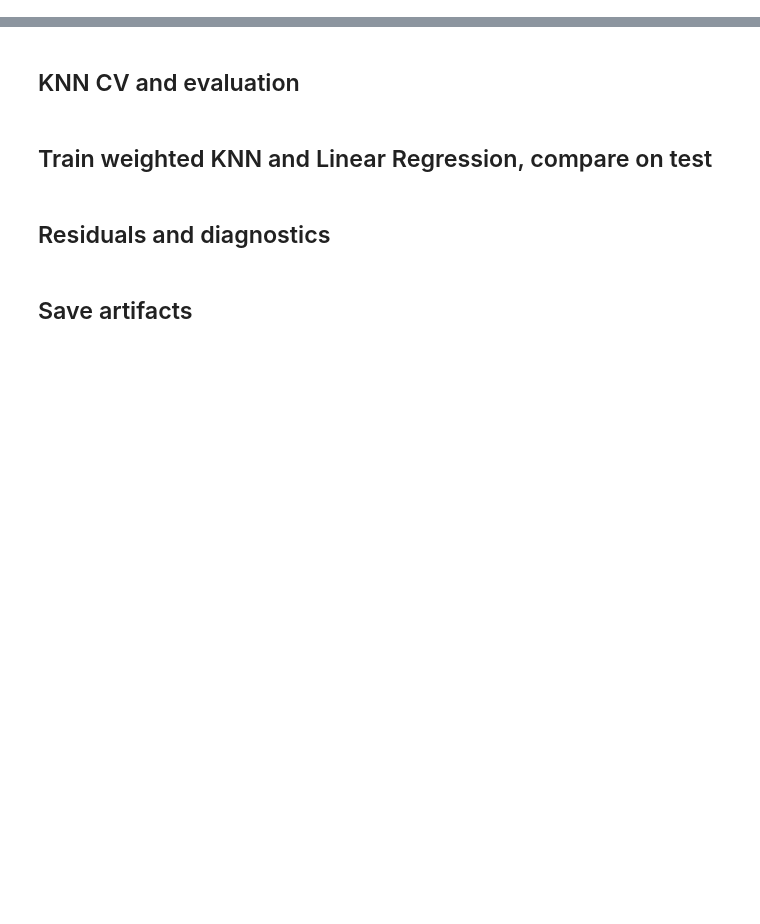
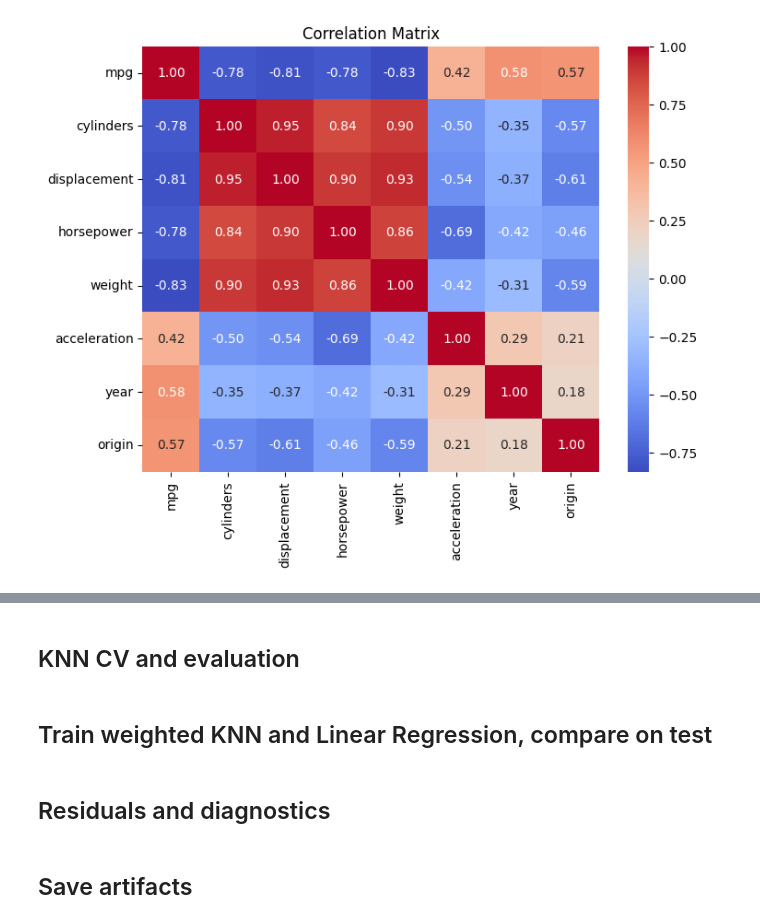
Before and after one commit to dh-kt/-Reproducible-KNN-regression-demo-ISL-Auto-notebook-model-artifacts-FastAPI-Docker-CI., a Jupyter notebook: notebooks/vehicle_fuel_efficiency_analysis.ipynb, the cells around one changed output, grey strips where cells are left out. Saved outputs shown, nothing was run; the diff lists cells and outputs as text; code cells hidden in the pictures; blank space fills up the shorter version.

```diff
--- a/notebooks/vehicle_fuel_efficiency_analysis.ipynb
+++ b/notebooks/vehicle_fuel_efficiency_analysis.ipynb
@@ -19,0 +50,6 @@ df.shape
+# %%
+# Load and prepare the dataset
+colnames = ["mpg","cylinders","displacement","horsepower","weight","acceleration","year","origin","name"]
+
+df = pd.read_csv("/content/sample_data/Auto.csv",
+                  names=colnames, header=0, na_values='?')
@@ -19,0 +165,16 @@ df.shape
+# %%
+numeric_df = df.select_dtypes(include=['int64', 'float64'])
+
+plt.figure(figsize=(8,6))
+
+sns.heatmap(
+    numeric_df.corr(),
+    annot=True,
+    cmap='coolwarm',
+    fmt='.2f'
+)
+
+plt.title('Correlation Matrix')
+plt.show()
+# %% [output]
+[figure, added]
```
Also changed, not shown: parts of 20 cells of this notebook.
